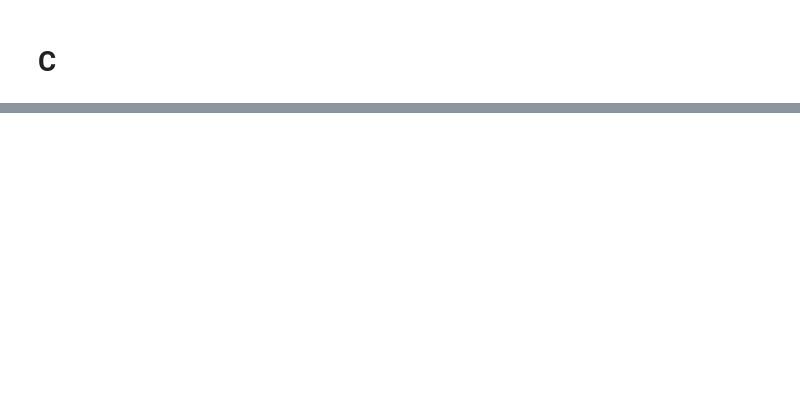
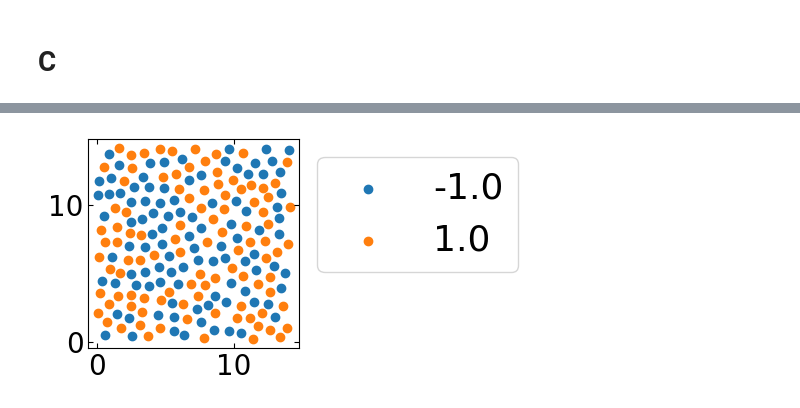
Before and after one commit to prakhosha/Lane-Formation, a Jupyter notebook: task2.ipynb, the cells around one changed output, grey strips where cells are left out. Saved outputs shown, nothing was run; the diff lists cells and outputs as text; code cells hidden in the pictures; blank space fills up the shorter version.

```diff
--- a/task2.ipynb
+++ b/task2.ipynb
@@ -323,13 +431,12 @@ plt.show()
 # C
 # %%
 # Simulation parameters
-N = 50
+rho = 1.0
+N = 200
+sigma = 1.0
+L = np.sqrt(N / rho)
 
-sigma = 1.0
-L = 10.0*sigma
-rho = N/(L**2) # 2D
-
-kappa = 1.0
+kappa = 4.0
 r_cut = 6.0 / kappa
 
 gamma = 1.0 # gamma=xi from previously
@@ -338,7 +445,7 @@ kBT = 1.0
 V_0 = 2.5
 U_0 = V_0 / kBT
 
-F_D = 1.0 * kBT / sigma
+F_D = 5 * kBT / sigma
 
 tau = gamma * sigma**2 / V_0 # Time unit for everything
 dt = 1e-4 * tau
@@ -355,6 +593,9 @@ pos = init_grid(L, N)
 for step in range(n_steps_equil):
     pos = bd_step_equil(pos)
 
+    if step % (n_steps_equil // 5) == 0:
+        print(f"Progress: {100 * step / n_steps_equil:.0f}%")
+
 # Plot positions, potentially w/o the equilibration above to check that everything works:
 # fig, ax = plt.subplots(figsize=(5, 5))
 
@@ -395,0 +665,13 @@ g_r = g_hist / norm
+# %%
+df = pd.DataFrame(dict(L=pos[:,0], R=pos[:,1], label=species))
+groups = df.groupby('label')
+# %%
+fig, ax = plt.subplots(figsize=(5, 5))
+
+for particle, group in groups:
+    ax.scatter(group.L, group.R, label=particle)
+    ax.legend(bbox_to_anchor=(1, 1))
+    ax.set_aspect('equal')
+fig.tight_layout()
+# %% [output]
+[figure, added]
```
Also changed, not shown: parts of 13 cells of this notebook, 1 other file.
